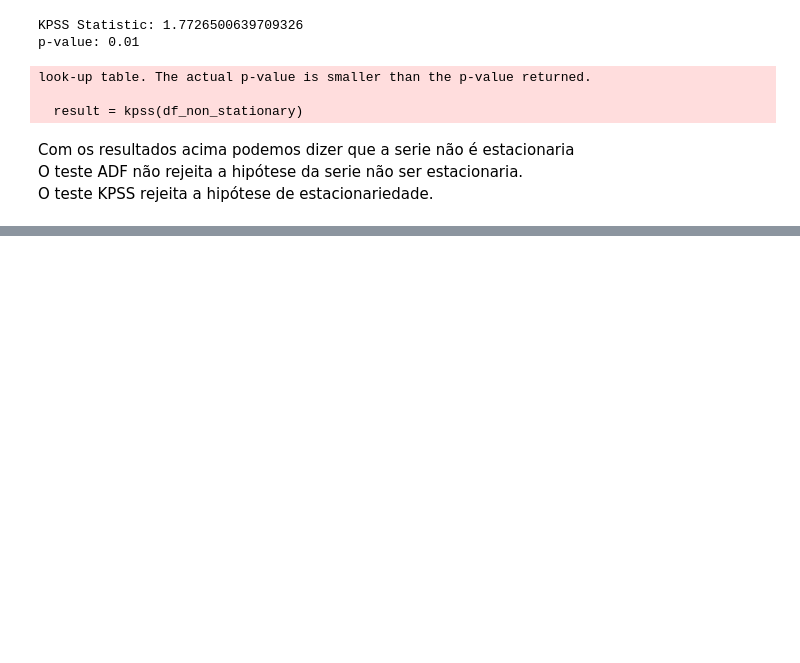
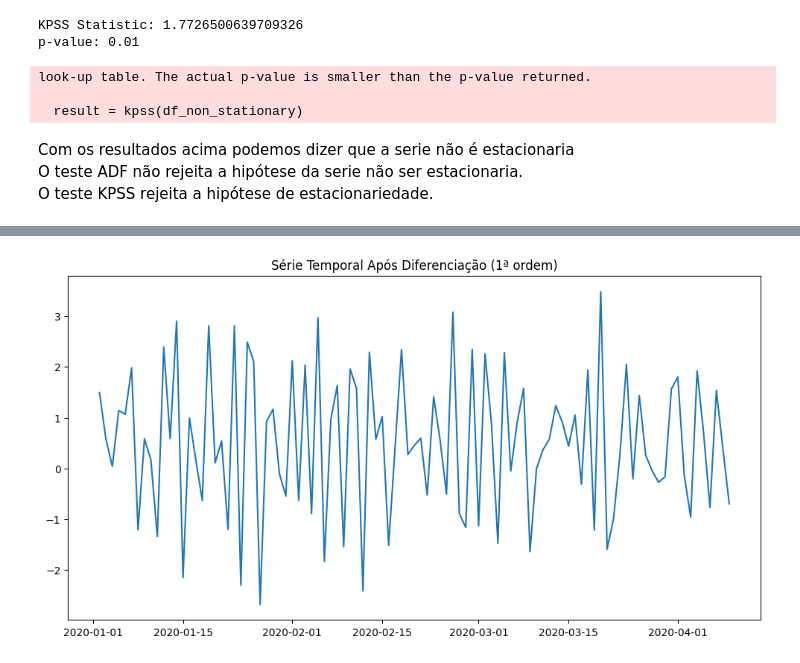
Before and after one commit to LuizMPelizaro/road_map_datascience, a Jupyter notebook: notebooks/time_series/stationary_scribbles.ipynb, the cells around one changed output, grey strips where cells are left out. Saved outputs shown, nothing was run; the diff lists cells and outputs as text; code cells hidden in the pictures; blank space fills up the shorter version.

```diff
--- a/notebooks/time_series/stationary_scribbles.ipynb
+++ b/notebooks/time_series/stationary_scribbles.ipynb
@@ -123,0 +134,8 @@ O teste KPSS rejeita a hipótese de estacionariedade.
+# %%
+diff_series = df_non_stationary.diff().dropna()
+plt.figure(figsize=(12, 6))
+plt.plot(diff_series)
+plt.title("Série Temporal Após Diferenciação (1ª ordem)")
+plt.show()
+# %% [output]
+[figure, added]
```
Also changed, not shown: parts of 5 cells of this notebook, 1 other file.
